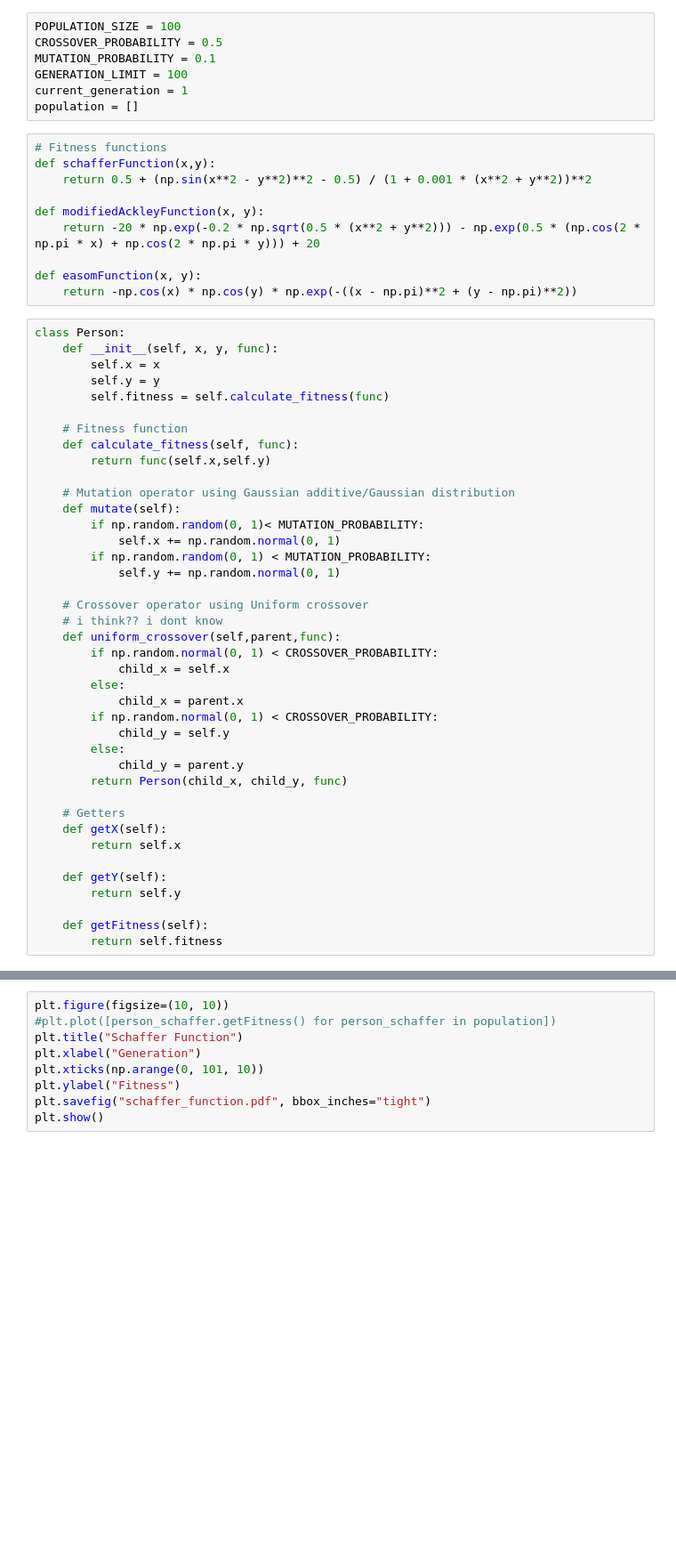
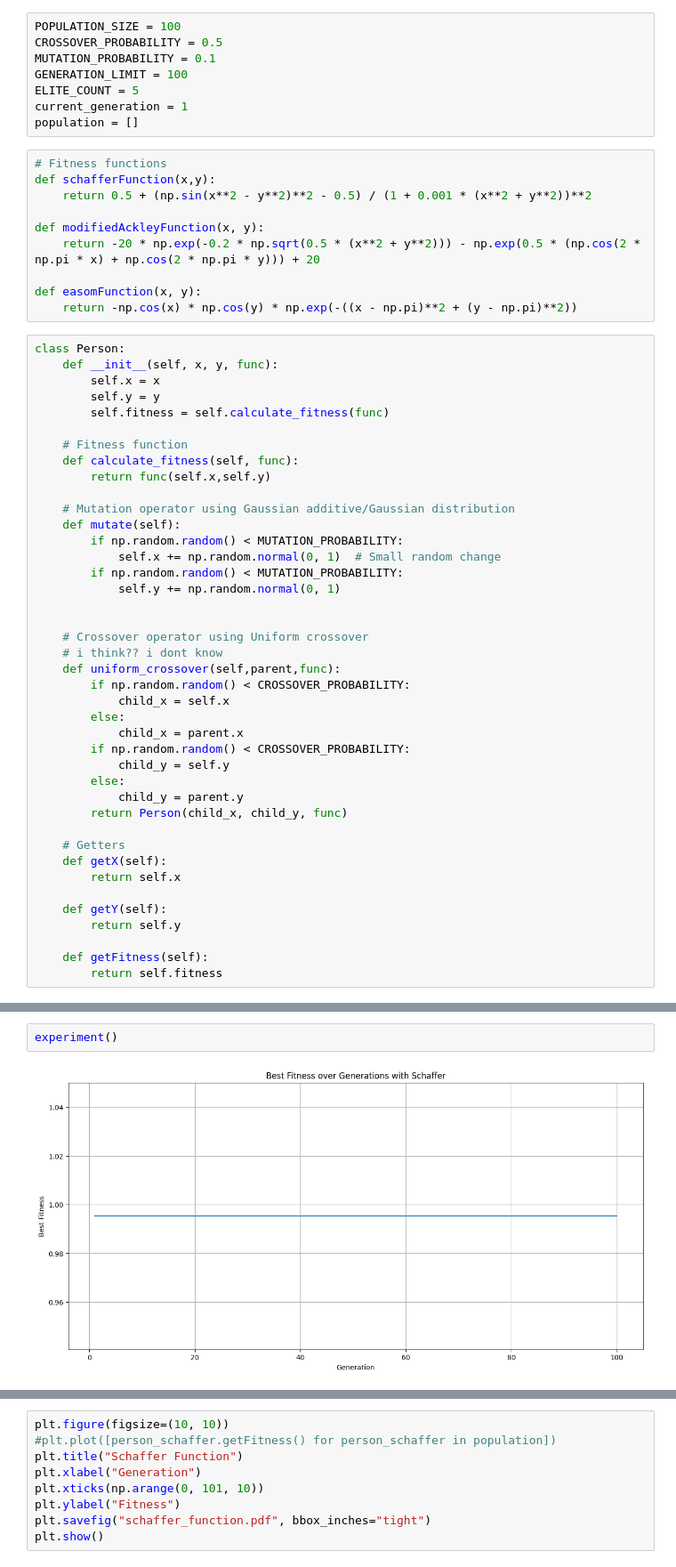
Before and after one commit to MxFrgsn/COMP2002_CW2, a Jupyter notebook: COMP2002.ipynb, the cells around one changed output, grey strips where cells are left out. Shown at 89% size. Cells and saved outputs as stored; diff of their text form; blank space fills up the shorter version.

```diff
--- a/COMP2002.ipynb
+++ b/COMP2002.ipynb
@@ -980,6 +994,7 @@ POPULATION_SIZE = 100
 CROSSOVER_PROBABILITY = 0.5
 MUTATION_PROBABILITY = 0.1
 GENERATION_LIMIT = 100
+ELITE_COUNT = 5
 current_generation = 1
 population = []
 # %%
@@ -1005,19 +1020,20 @@ class Person:
 
     # Mutation operator using Gaussian additive/Gaussian distribution
     def mutate(self):
-        if np.random.random(0, 1)< MUTATION_PROBABILITY:
-            self.x += np.random.normal(0, 1)
-        if np.random.random(0, 1) < MUTATION_PROBABILITY:
+        if np.random.random() < MUTATION_PROBABILITY:
+            self.x += np.random.normal(0, 1)  # Small random change
+        if np.random.random() < MUTATION_PROBABILITY:
             self.y += np.random.normal(0, 1)
+
 
     # Crossover operator using Uniform crossover
     # i think?? i dont know
     def uniform_crossover(self,parent,func):
-        if np.random.normal(0, 1) < CROSSOVER_PROBABILITY:
+        if np.random.random() < CROSSOVER_PROBABILITY:
             child_x = self.x
         else:
             child_x = parent.x
-        if np.random.normal(0, 1) < CROSSOVER_PROBABILITY:
+        if np.random.random() < CROSSOVER_PROBABILITY:
             child_y = self.y
         else:
             child_y = parent.y
@@ -1060,0 +1101,4 @@ selection(population,current_generation)
+# %%
+experiment()
+# %% [output]
+[figure, added]
```
Also changed, not shown: parts of 5 cells of this notebook, 12 other files.
